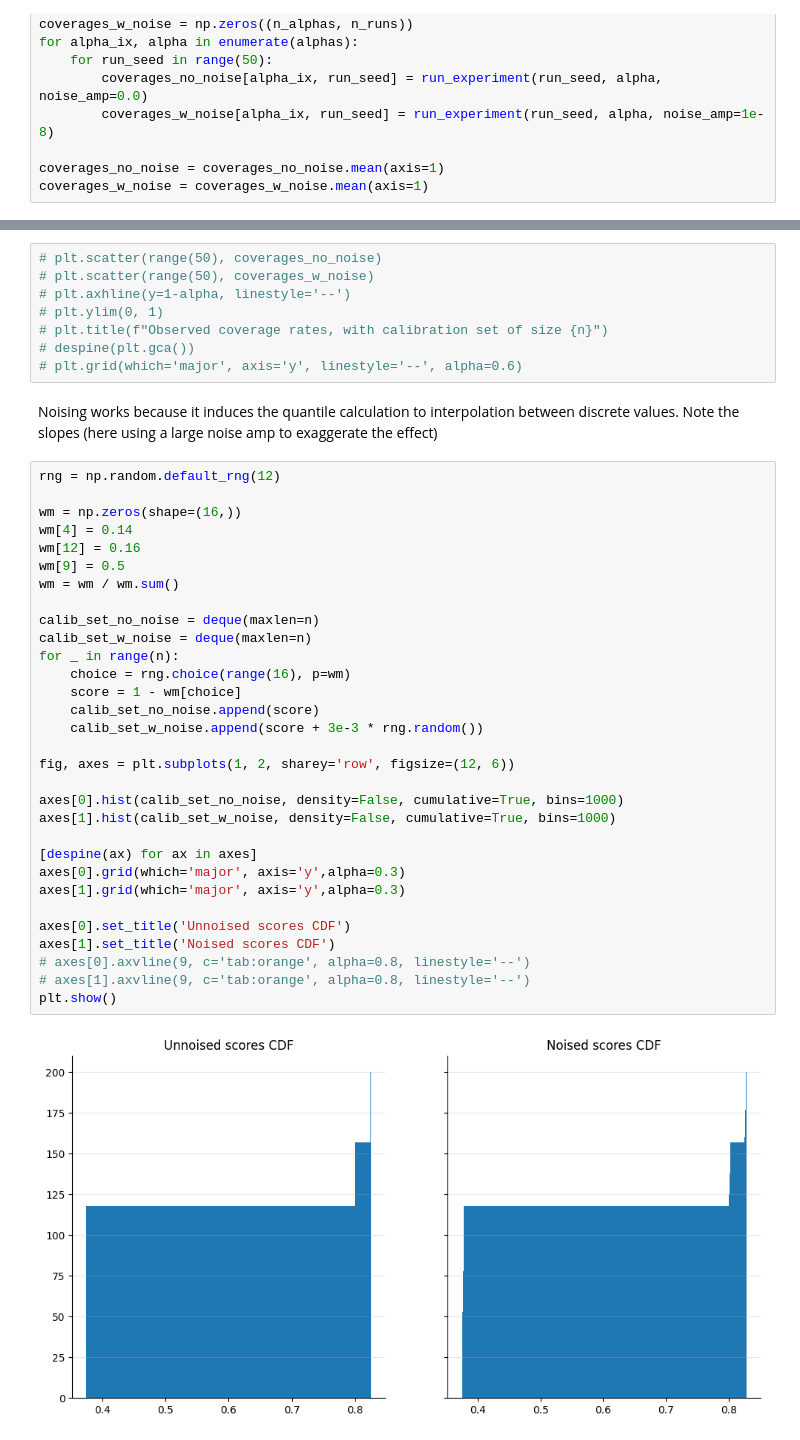
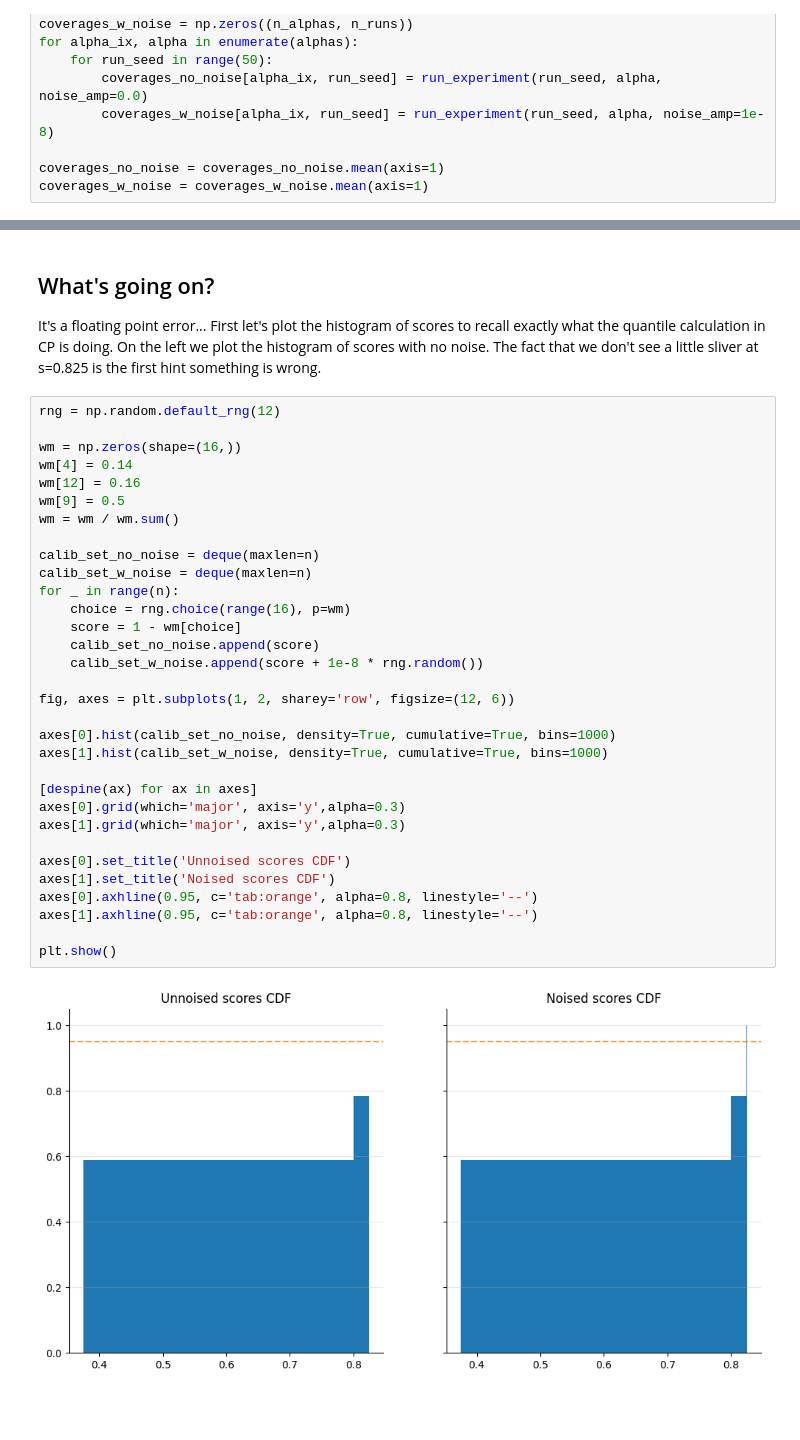
Before and after one commit to foty-hub/msc_thesis, a Jupyter notebook: notebooks/frozen_lake/discrete_cp_test.ipynb, the cells around one changed output, grey strips where cells are left out. Drawn from its saved outputs; the diff is of its cells as text; blank space fills up the shorter version.

```diff
--- a/notebooks/frozen_lake/discrete_cp_test.ipynb
+++ b/notebooks/frozen_lake/discrete_cp_test.ipynb
@@ -81,46 +84,41 @@ plt.legend(frameon=False);
 # %% [output]
 [figure]
-# %%
-# plt.scatter(range(50), coverages_no_noise)
-# plt.scatter(range(50), coverages_w_noise)
-# plt.axhline(y=1-alpha, linestyle='--')
-# plt.ylim(0, 1)
-# plt.title(f"Observed coverage rates, with calibration set of size {n}")
-# despine(plt.gca())
-# plt.grid(which='major', axis='y', linestyle='--', alpha=0.6)
 # %% [markdown]
-Noising works because it induces the quantile calculation to interpolation between discrete values. Note the slopes (here using a large noise amp to exaggerate the effect)
+## What's going on?
+
+It's a floating point error... First let's plot the histogram of scores to recall exactly what the quantile calculation in CP is doing. On the left we plot the histogram of scores with no noise. The fact that we don't see a little sliver at s=0.825 is the first hint something is wrong.
 # %%
 rng = np.random.default_rng(12)
 
 wm = np.zeros(shape=(16,))
 wm[4] = 0.14
 wm[12] = 0.16
 wm[9] = 0.5
 wm = wm / wm.sum()
 
 calib_set_no_noise = deque(maxlen=n)
 calib_set_w_noise = deque(maxlen=n)
 for _ in range(n):
     choice = rng.choice(range(16), p=wm)
     score = 1 - wm[choice]
     calib_set_no_noise.append(score)
-    calib_set_w_noise.append(score + 3e-3 * rng.random())
+    calib_set_w_noise.append(score + 1e-8 * rng.random())
 
 fig, axes = plt.subplots(1, 2, sharey='row', figsize=(12, 6))
 
-axes[0].hist(calib_set_no_noise, density=False, cumulative=True, bins=1000)
-axes[1].hist(calib_set_w_noise, density=False, cumulative=True, bins=1000)
+axes[0].hist(calib_set_no_noise, density=True, cumulative=True, bins=1000)
+axes[1].hist(calib_set_w_noise, density=True, cumulative=True, bins=1000)
 
 [despine(ax) for ax in axes]
 axes[0].grid(which='major', axis='y',alpha=0.3)
 axes[1].grid(which='major', axis='y',alpha=0.3)
 
 axes[0].set_title('Unnoised scores CDF')
 axes[1].set_title('Noised scores CDF')
-# axes[0].axvline(9, c='tab:orange', alpha=0.8, linestyle='--')
-# axes[1].axvline(9, c='tab:orange', alpha=0.8, linestyle='--')
+axes[0].axhline(0.95, c='tab:orange', alpha=0.8, linestyle='--')
+axes[1].axhline(0.95, c='tab:orange', alpha=0.8, linestyle='--')
+
 plt.show()
 # %% [output]
-[figure, old version]
+[figure, new version]
 # %%
```
Also changed, not shown: parts of 8 cells of this notebook.
